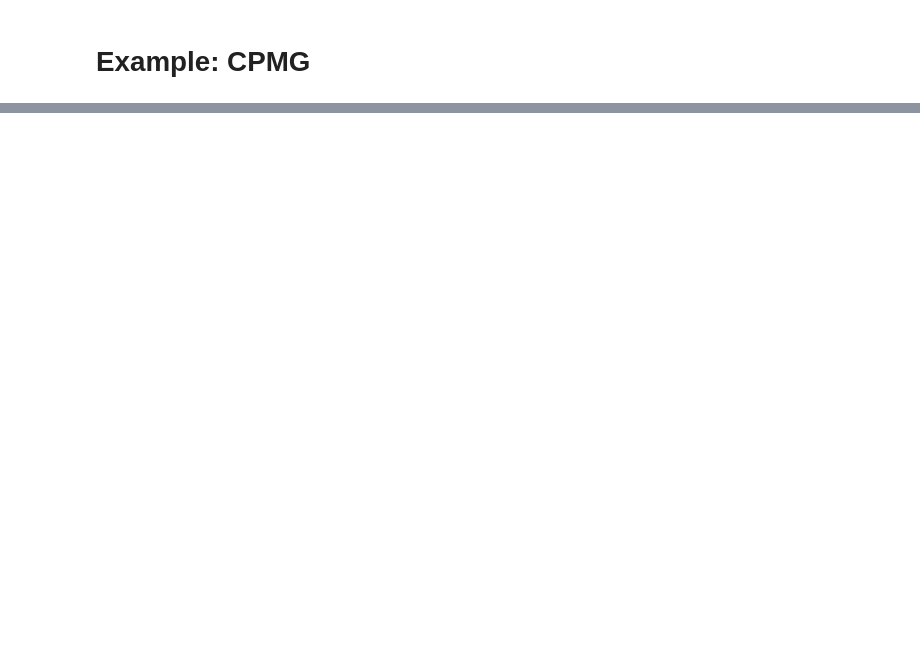
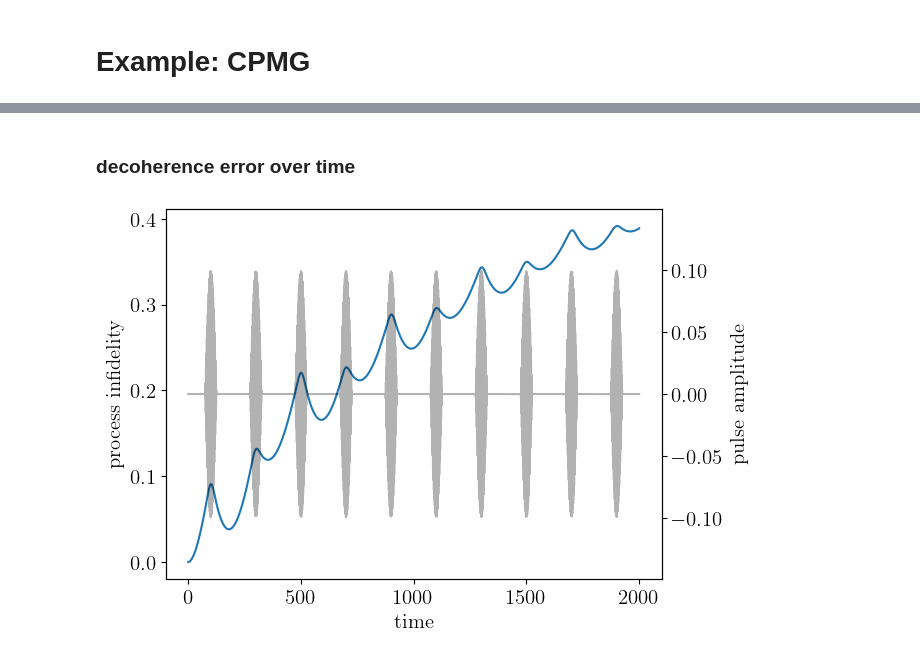
Before and after one commit to hzw770/kdshmap, a Jupyter notebook: kdshmap_example.ipynb, the cells around one changed output, grey strips where cells are left out. Cells and saved outputs as stored; diff of their text form; code cells hidden in the pictures; blank space fills up the shorter version.

```diff
--- a/kdshmap_example.ipynb
+++ b/kdshmap_example.ipynb
@@ -188,0 +107,15 @@ solver2 = kd.KeldyshSolver(Hq, t_list_sample, minimal_step, [sz],
+# %% [markdown]
+### decoherence error over time
+# %%
+solver.generate_errors()
+fig, ax = plt.subplots(1,1)
+
+ax.plot(solver.t_list_sub, solver.error_list)
+ax.set_xlabel('time')
+ax.set_ylabel('process infidelity')
+ax1 = ax.twinx()
+ax1.plot(t_list, drive, 'k', alpha = 0.3)
+ax1.set_ylabel('pulse amplitude')
+_ = ax1.set_ylim(-np.amax(drive)*1.5, np.amax(drive)*1.5)
+# %% [output]
+[figure, added]
```
Also changed, not shown: parts of 35 cells of this notebook, 7 other files.
